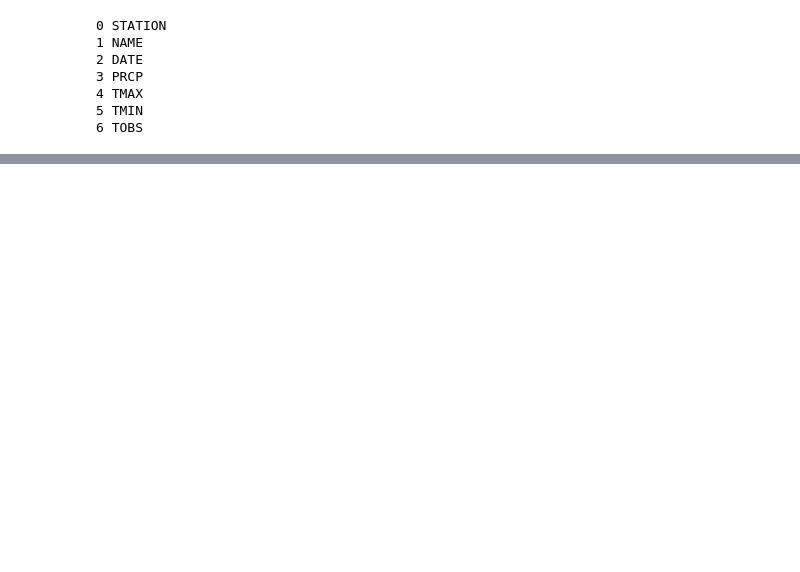
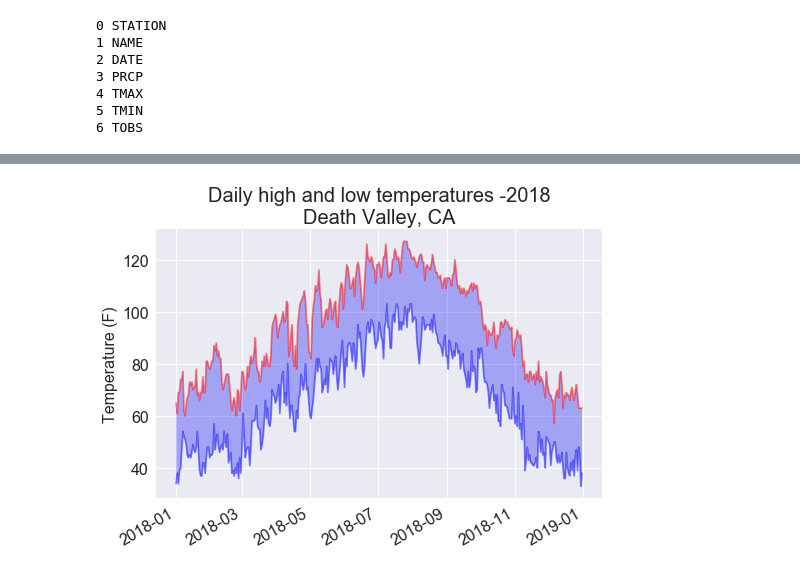
Before and after one commit to awoka333/alien_invasion, a Jupyter notebook: death_valley_highs_lows.ipynb, the cells around one changed output, grey strips where cells are left out. Cells and saved outputs as stored; diff of their text form; code cells hidden in the pictures; blank space fills up the shorter version.

```diff
--- a/death_valley_highs_lows.ipynb
+++ b/death_valley_highs_lows.ipynb
@@ -49,8 +49,8 @@ ax.plot(dates, lows, c='blue', alpha=0.5)
 plt.fill_between(dates, highs, lows, facecolor='blue', alpha=0.3)
 
 # グラフにフォーマットを指定する
-title = "Daily"
-plt.title('Daily high and low temperatures -2018', fontsize=24)
+title = "Daily high and low temperatures -2018\nDeath Valley, CA"
+plt.title(title, fontsize=20)
 plt.xlabel('', fontsize=14)
 fig.autofmt_xdate()
 plt.ylabel('Temperature (F)', fontsize=16)
@@ -61,0 +62 @@ ValueError: invalid literal for int() with base 10: ''
+[figure, added]
```
Also changed, not shown: parts of 1 cell of this notebook, 1 other file.
